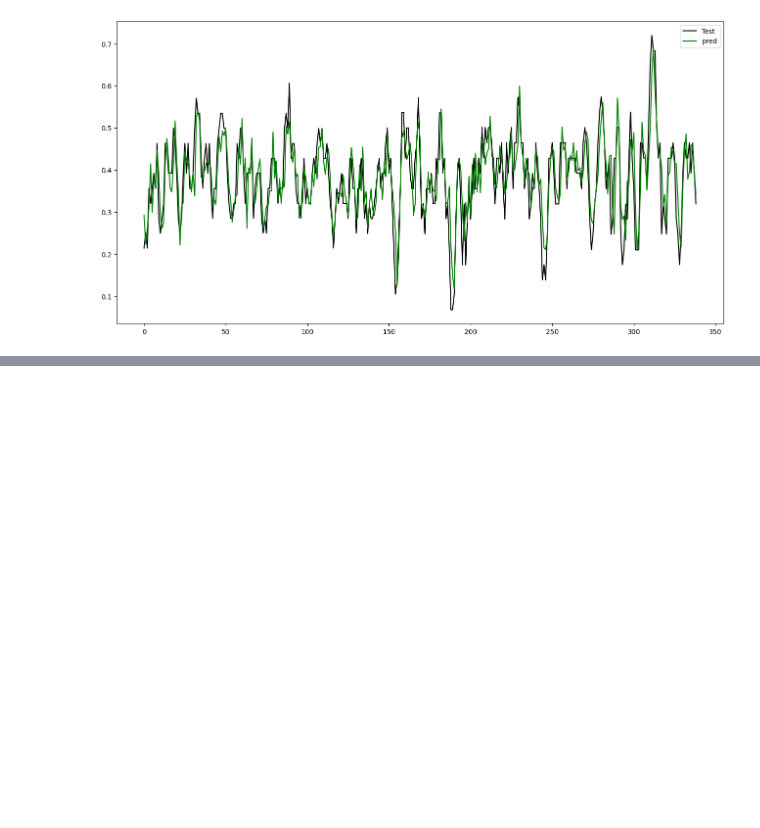
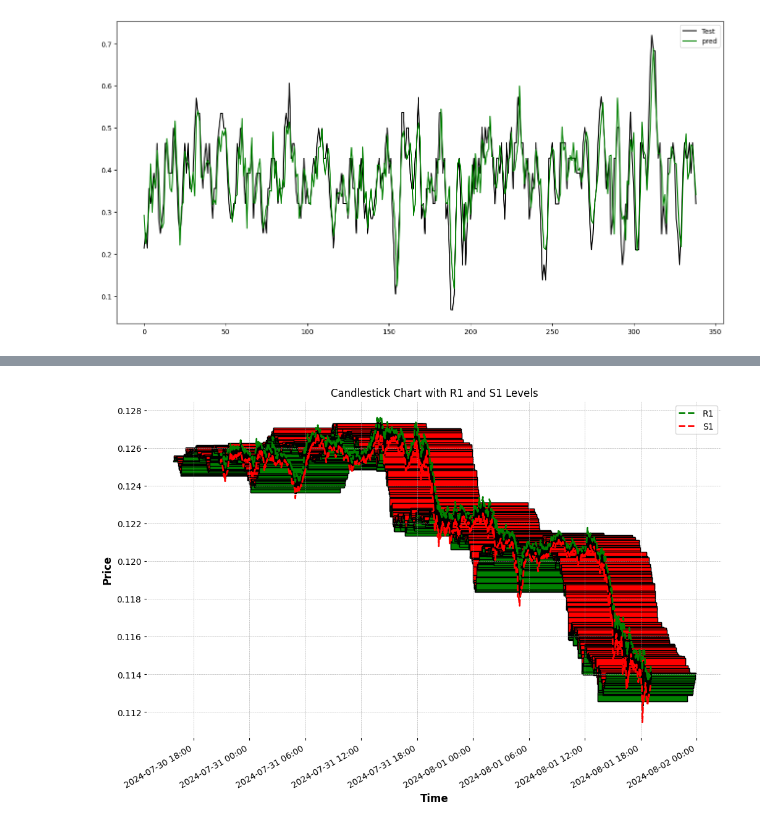
Before and after one commit to reha-hazir/real-time-trading-data-analysis, a Jupyter notebook: data_analytics/analysis/analysis1m.ipynb, the cells around one changed output, grey strips where cells are left out. Saved outputs shown, nothing was run; the diff lists cells and outputs as text; code cells hidden in the pictures; blank space fills up the shorter version.

Commit message:
support level analysis

```diff
--- a/data_analytics/analysis/analysis1m.ipynb
+++ b/data_analytics/analysis/analysis1m.ipynb
@@ -248,0 +359,18 @@ plt.show()
+# %%
+df['S1_tested'] = np.nan
+
+# Iterate over each row in the DataFrame
+for i in range(len(df)):
+    s1_value = df.loc[i, 'S1']
+    # Find the first row where the Close Price exceeds the current R1 value
+    subsequent_rows = df.iloc[i+1:]  # Consider rows after the current row
+    condition_met = subsequent_rows[subsequent_rows['Close Price'] < s1_value]
+
+    # If condition is met, calculate the number of rows until condition met
+    if not condition_met.empty:
+        row_count = condition_met.index[0] - df.index[i]  # Calculate number of rows
+        df.at[i, 'S1_tested'] = row_count
+    else:
+        df.at[i, 'S1_tested'] = np.nan  # If condition is not met in the future rows
+
+df.head(20)
@@ -248,0 +438,54 @@ plt.show()
+# %%
+import pandas as pd
+import matplotlib.pyplot as plt
+import matplotlib.dates as mdates
+import matplotlib.patches as patches
+
+
+# Convert 'Time' to numerical format required for matplotlib
+df['Time_num'] = mdates.date2num(df['Time'])
+
+# Create the figure and axis
+fig, ax = plt.subplots(figsize=(12, 8))
+
+# Plot candlesticks
+for i, row in df.iterrows():
+    color = 'g' if row['Close Price'] >= row['Open Price'] else 'r'
+    ax.add_patch(
+        patches.Rectangle(
+            (row['Time_num'] - 0.2, min(row['Open Price'], row['Close Price'])),
+            0.4,  # width of the rectangle
+            abs(row['Open Price'] - row['Close Price']),
+            facecolor=color,
+            edgecolor='black'
+        )
+    )
+    ax.plot(
+        [row['Time_num'], row['Time_num']],
+        [row['Low Price'], row['High Price']],
+        color='black'
+    )
+
+# Overlay R1 and S1 levels
+ax.plot(df['Time_num'], df['R1'], label='R1', color='green', linestyle='--')
+ax.plot(df['Time_num'], df['S1'], label='S1', color='red', linestyle='--')
+
+# Format the x-axis for dates
+ax.xaxis_date()
+ax.xaxis.set_major_formatter(mdates.DateFormatter('%Y-%m-%d %H:%M'))
+
+# Add legend
+ax.legend()
+
+# Rotate and align the tick labels
+fig.autofmt_xdate()
+
+# Set labels and title
+ax.set_xlabel('Time')
+ax.set_ylabel('Price')
+ax.set_title('Candlestick Chart with R1 and S1 Levels')
+
+# Show the plot
+plt.show()
+# %% [output]
+[figure, added]
```
Also changed, not shown: parts of 14 cells of this notebook, 3 other files.
